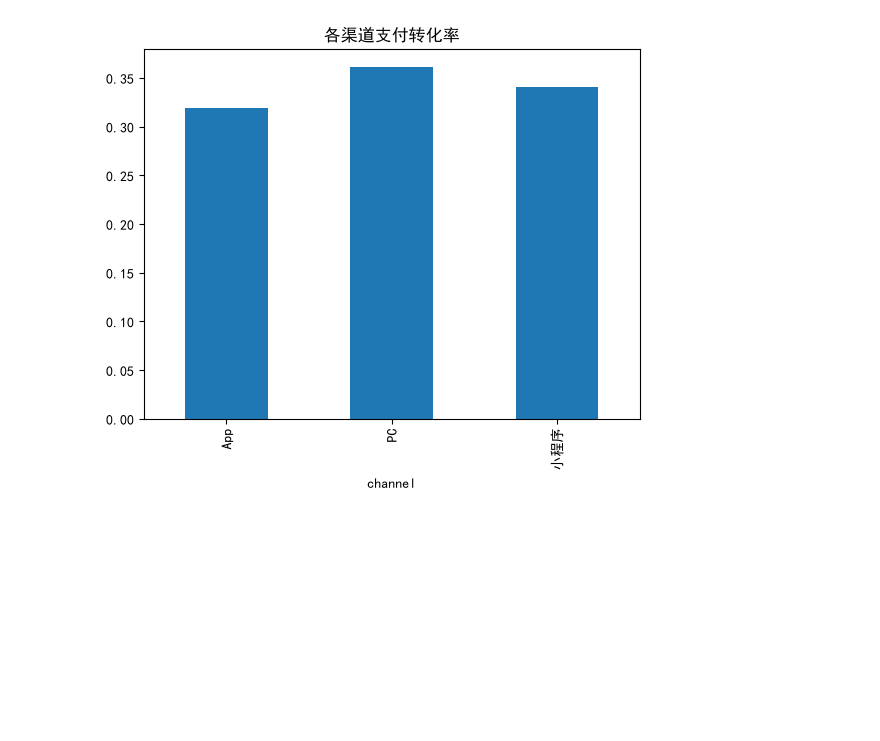
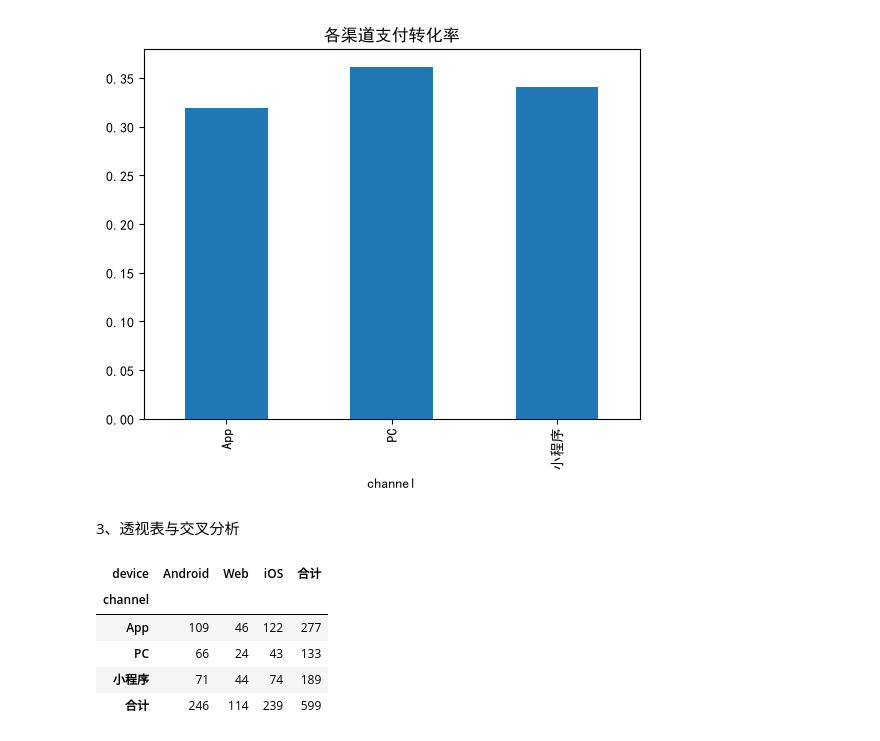
Before and after one commit to AAA-Smile/Data_Analysis_Process_Training, a Jupyter notebook: Python/analysis.ipynb, the cells around one changed output. Cells and saved outputs as stored; diff of their text form; code cells hidden in the pictures; blank space fills up the shorter version.

```diff
--- a/Python/analysis.ipynb
+++ b/Python/analysis.ipynb
@@ -133,3 +133,24 @@ g["pay_rate"].plot(kind="bar", title="各渠道支付转化率")
 # %% [output]
 <Axes: title={'center': '各渠道支付转化率'}, xlabel='channel'>
 [figure]
+# %% [markdown]
+3、透视表与交叉分析
+# %%
+pt = pd.pivot_table(
+    df1[df1["event_type"] == "pay"],
+    values="user_id",
+    index="channel",
+    columns="device",
+    aggfunc="nunique",
+    fill_value=0,
+    margins=True,
+    margins_name="合计",
+)
+pt
+# %% [output]
+| device | Android | Web | iOS | 合计 |
+| channel |  |  |  |  |
+| App | 109 | 46 | 122 | 277 |
+| PC | 66 | 24 | 43 | 133 |
+| 小程序 | 71 | 44 | 74 | 189 |
+| 合计 | 246 | 114 | 239 | 599 |
```
Also changed, not shown: parts of 9 cells of this notebook, 1 other file.
